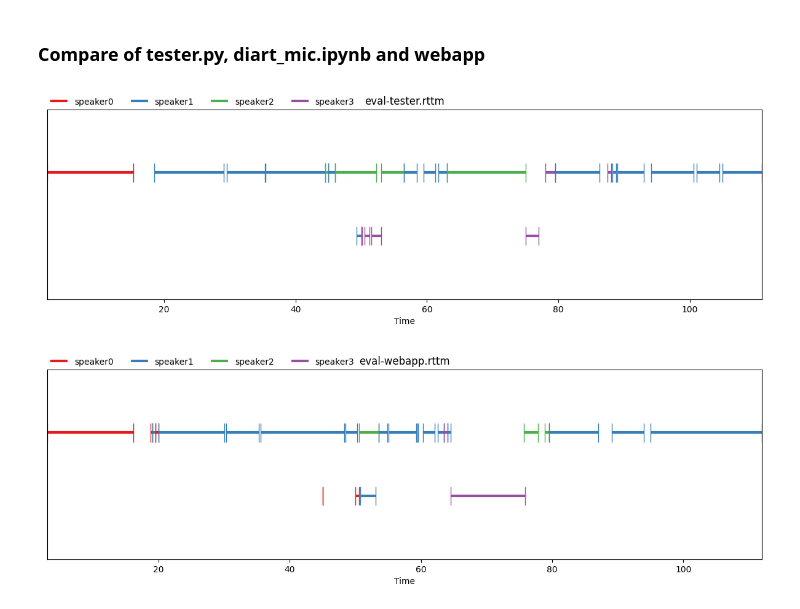
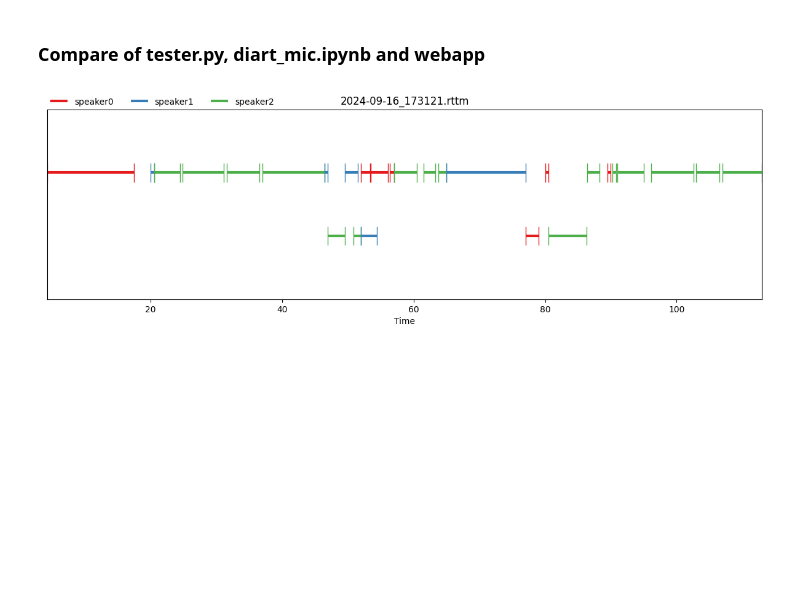
Before and after one commit to jottemka/ds-capstone-speakequal, a Jupyter notebook: cr_speak_equal.ipynb, the cells around one changed output. Drawn from its saved outputs; the diff is of its cells as text; code cells hidden in the pictures; blank space fills up the shorter version.

```diff
--- a/cr_speak_equal.ipynb
+++ b/cr_speak_equal.ipynb
@@ -83,17 +84,13 @@ plt.show()
 # %% [markdown]
 ### Compare of tester.py, diart_mic.ipynb and webapp
 # %%
-files = [
-    "eval-tester.rttm",
-    #"eval-diart-mic.rttm",
-    "eval-webapp.rttm"
-]
-for f in files:
+FOLDER = "data/derived/webapp"
+
+for f in [file for file in os.listdir(FOLDER) if file.endswith(".rttm")]:
     plt.figure(figsize=(15, 4))
     plt.title(f)
     notebook.reset()
-    notebook.plot_annotation(load_rttm("data/derived/" + f)["mic://localhost"])
+    notebook.plot_annotation(load_rttm(FOLDER + "/" +  f)["mic://localhost"])
     plt.show()
 # %% [output]
-[figure, old version]
+[figure, new version]
-[figure, removed]
```
Also changed, not shown: parts of 3 cells of this notebook, 9 other files.
